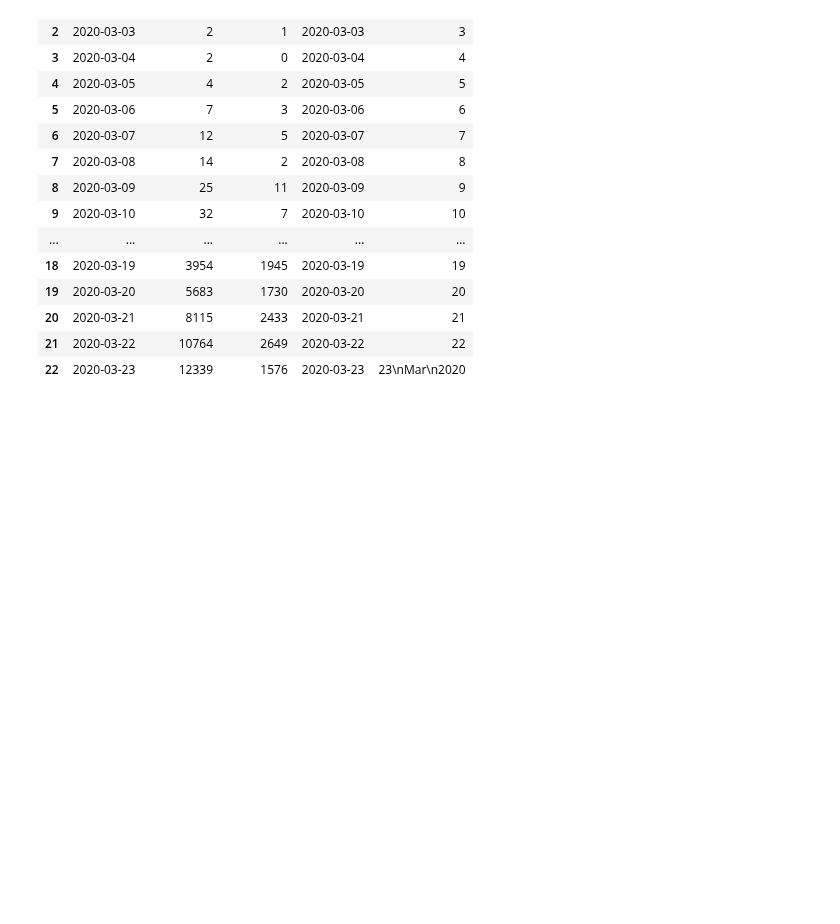
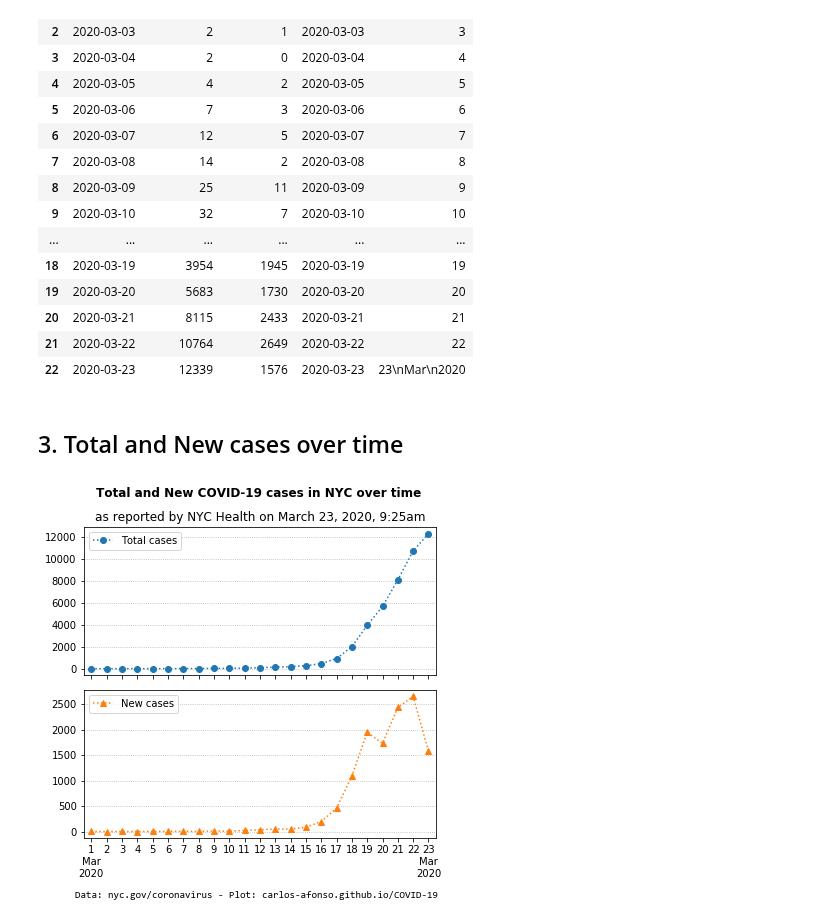
Before and after one commit to carlos-afonso/COVID-19, a Jupyter notebook: notebooks/nyc-covid-19-cases-over-time.ipynb, the cells around one changed output. Drawn from its saved outputs; the diff is of its cells as text; code cells hidden in the pictures; blank space fills up the shorter version.

```diff
--- a/notebooks/nyc-covid-19-cases-over-time.ipynb
+++ b/notebooks/nyc-covid-19-cases-over-time.ipynb
@@ -73,3 +75,30 @@ df
 | 20 | 2020-03-21 | 8115 | 2433 | 2020-03-21 | 21 |
 | 21 | 2020-03-22 | 10764 | 2649 | 2020-03-22 | 22 |
 | 22 | 2020-03-23 | 12339 | 1576 | 2020-03-23 | 23\nMar\n2020 |
+# %% [markdown]
+## 3. Total and New cases over time
+# %%
+fig, (ax1, ax2) = plt.subplots(2, figsize=(6, 6), sharex=True)
+
+ax1.plot(df['date_label'], df['total_cases'], 'o:', color='C0', label='Total cases')
+#ax1.plot(df['date_label'], df['new_cases'], '^:', color='C1', label='New cases')
+
+ax2.plot(df['date_label'], df['new_cases'], '^:', color='C1', label='New cases')
+
+ax1.set_xlim(-0.5, len(df)-0.5)
+
+ax1.grid(axis='y', linestyle=':')
+ax2.grid(axis='y', linestyle=':')
+
+plt.suptitle('Total and New COVID-19 cases in NYC over time', x=0.52, fontweight='bold')
+ax1.set_title(update_str)
+
+ax2.text(-1.1, -1300, source_str, fontfamily='Consolas')
+
+ax1.legend()
+ax2.legend()
+
+plt.tight_layout(rect=[0, 0, 1, 0.95])
+plt.show()
+# %% [output]
+[figure, added]
```
Also changed, not shown: parts of 8 cells of this notebook, 7 other files.
